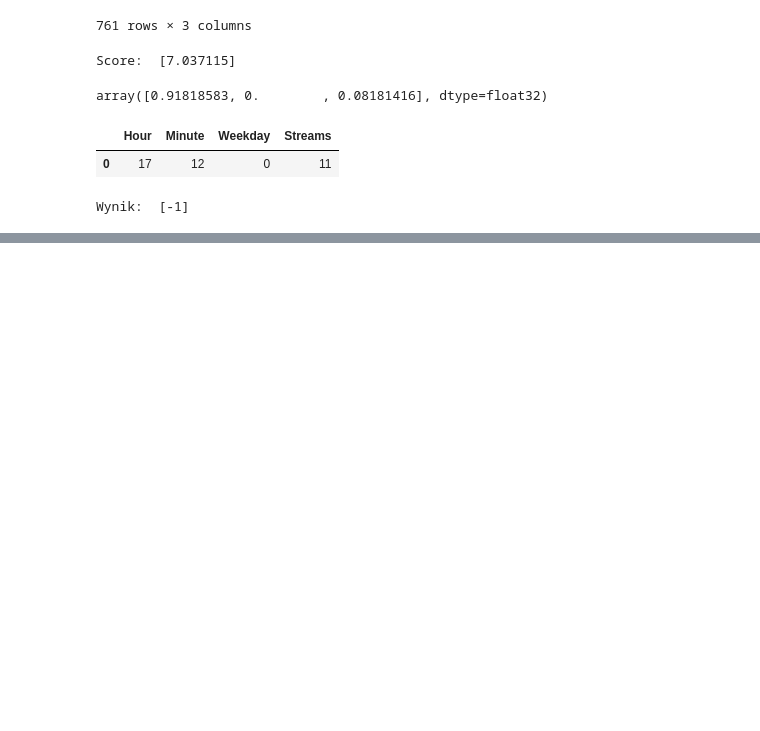
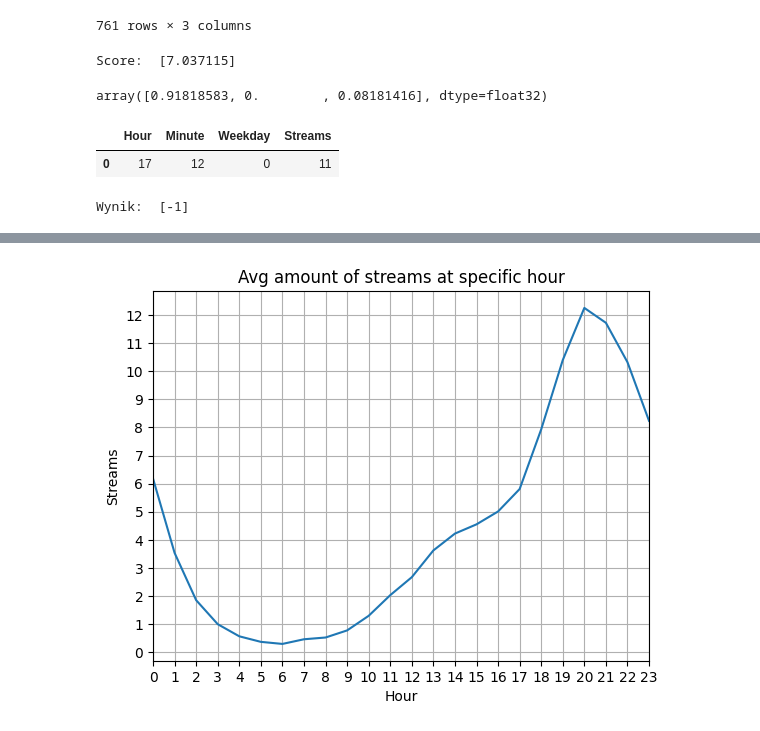
Before and after one commit to jadasek/Stream-opportunity-finder, a Jupyter notebook: analise_XGBoost.ipynb, the cells around one changed output, grey strips where cells are left out. Saved outputs shown, nothing was run; the diff lists cells and outputs as text; code cells hidden in the pictures; blank space fills up the shorter version.

```diff
--- a/analise_XGBoost.ipynb
+++ b/analise_XGBoost.ipynb
@@ -167,0 +174,13 @@ plt.show()
+# %%
+df_grouped = data.groupby(['Hour'])['Moving_streams'].mean().reset_index()
+
+plt.plot(df_grouped['Hour'], df_grouped['Moving_streams'])
+plt.title("Avg amount of streams at specific hour")
+plt.xlabel("Hour")
+plt.ylabel("Streams")
+plt.gca().yaxis.set_major_locator(ticker.MultipleLocator(1))
+plt.gca().xaxis.set_major_locator(ticker.MultipleLocator(1))
+plt.gca().set_xlim(left=0, right=23)
+plt.grid()
+# %% [output]
+[figure, added]
```
Also changed, not shown: parts of 2 cells of this notebook, 2 other files.
